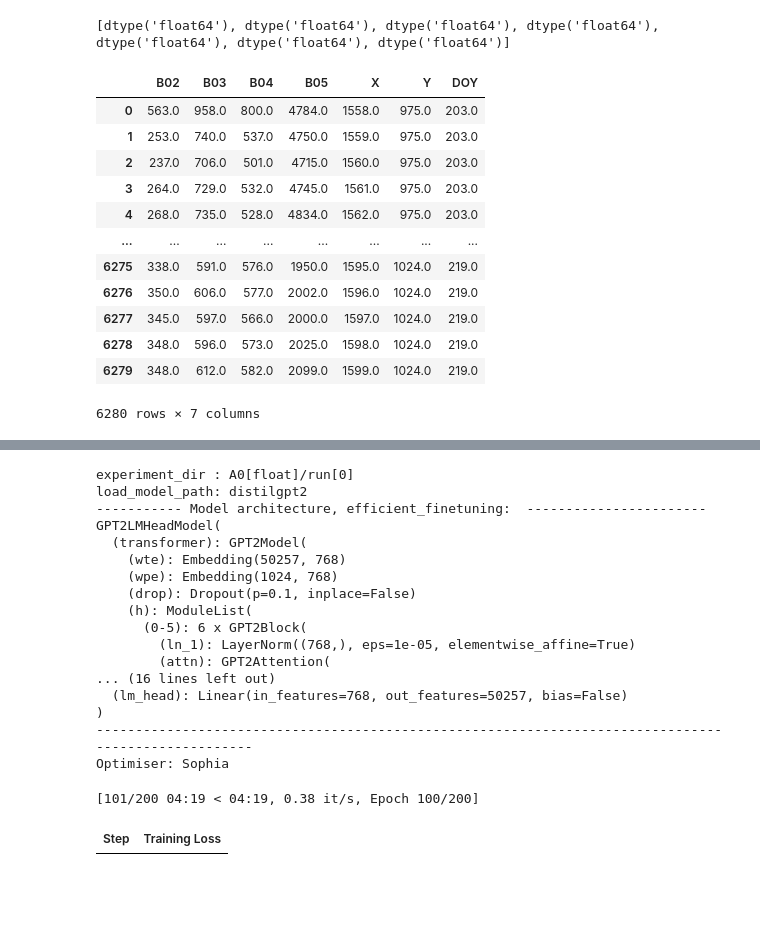
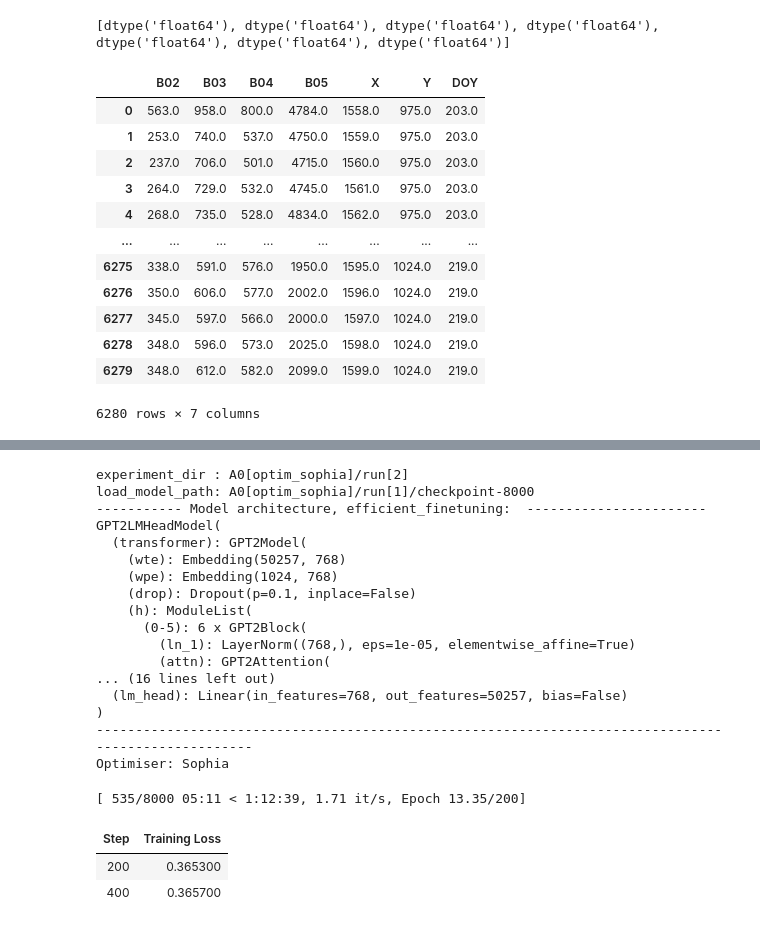
Before and after one commit to koyacolab/aispace, a Jupyter notebook: ai.ipynb, the cells around one changed output, grey strips where cells are left out. Saved outputs shown, nothing was run; the diff lists cells and outputs as text; code cells hidden in the pictures; blank space fills up the shorter version.

Commit message:
2-nd order optimizer onboard

```diff
--- a/ai.ipynb
+++ b/ai.ipynb
@@ -288,13 +310,17 @@ EXP_NAME = 'exp-A100'
 EXP_NAME = 'exp-V100'
 EXP_NAME = 'exp-T4'
 
-EXP_NAME = 'A0[float]'
+######### SET OPTIMIZER FOR FIT ##########################
+optimizer_fit = 'sophia'
+##########################################################
+
+EXP_NAME = f'A0[optim_{optimizer_fit}]'
 
 #### 1 ###########
 # learning_rate = 5e-5
 # lr_scheduler_type = 'constant' # constant_with_warmup
 
-step_checkpoint = 12000
+step_checkpoint = 8000
 ######### SET TRAINER_RUN ARGUMENTS ##########################
 learning_rate = 0.000025
 lr_scheduler_type = 'cosine_with_restarts'
@@ -308,7 +334,7 @@ lr_scheduler_type = 'constant'
 
 
 experiment_dir = ""
-TRAINER_RUN = 0
+TRAINER_RUN = 2
 
 if TRAINER_RUN == 0:
   load_model_path = 'distilgpt2'
@@ -318,9 +344,6 @@ elif TRAINER_RUN > 0:
   load_model_path = before['experiment_dir'][0] + f'/checkpoint-{step_checkpoint}'
   experiment_dir  = f"{EXP_NAME}/run[{TRAINER_RUN}]"
 
-######### SET OPTIMIZER FOR FIT ##########################
-optimizer_fit = 'sophia'
-##########################################################
 
 TRAINER_DICT = pd.DataFrame({'EXP_NAME' : EXP_NAME}, index = [TRAINER_RUN])    # dict()
 
@@ -366,11 +389,11 @@ model = GReaT(llm=load_model_path,
               experiment_dir=f'{experiment_dir}',
               dataloader_num_workers=2,
               efficient_finetuning = efficient_finetuning,
-              # learning_rate=learning_rate,
-              # lr_scheduler_type=lr_scheduler_type,
-              # warmup_ratio=0.05,
+              learning_rate=learning_rate,
+              lr_scheduler_type=lr_scheduler_type,
+              warmup_ratio=0.05,
               # optim=optimizer,
-              # fp16 = True,
+              fp16 = True,
               # torch_compile=True,   #### for Ampere
               # bf16=True,            #### for Ampere
               )
@@ -380,7 +403,7 @@ print(model.model)
 print(f'----------------------------------------------------------------------------------------------------')
 # fn
 
-model.fit(data=data[0:4], optimizer=optimizer_fit)
+model.fit(data=data, optimizer=optimizer_fit)
 # model.fit(data=train_data, test_data=test_data)
 
 TRAINER_DICT.to_csv(f'{experiment_dir}.csv')
@@ -404,22 +427,24 @@ TRAINER_DICT.to_csv(f'{experiment_dir}.csv')
-experiment_dir : A0[float]/run[0]
-load_model_path: distilgpt2
+experiment_dir : A0[optim_sophia]/run[2]
+load_model_path: A0[optim_sophia]/run[1]/checkpoint-8000
 ----------- Model architecture, efficient_finetuning:  -----------------------
 GPT2LMHeadModel(
   (transformer): GPT2Model(
     (wte): Embedding(50257, 768)
     (wpe): Embedding(1024, 768)
     (drop): Dropout(p=0.1, inplace=False)
     (h): ModuleList(
       (0-5): 6 x GPT2Block(
         (ln_1): LayerNorm((768,), eps=1e-05, elementwise_affine=True)
         (attn): GPT2Attention(
 ... (16 lines left out)
   (lm_head): Linear(in_features=768, out_features=50257, bias=False)
 )
 ----------------------------------------------------------------------------------------------------
 Optimiser: Sophia
-[101/200 04:19 < 04:19, 0.38 it/s, Epoch 100/200]
+[ 535/8000 05:11 < 1:12:39, 1.71 it/s, Epoch 13.35/200]
 | Step | Training Loss |
+| 200 | 0.365300 |
+| 400 | 0.365700 |
 # %%
 from google.colab import runtime
 runtime.unassign()
```
Also changed, not shown: parts of 6 cells of this notebook, 1 other file.
